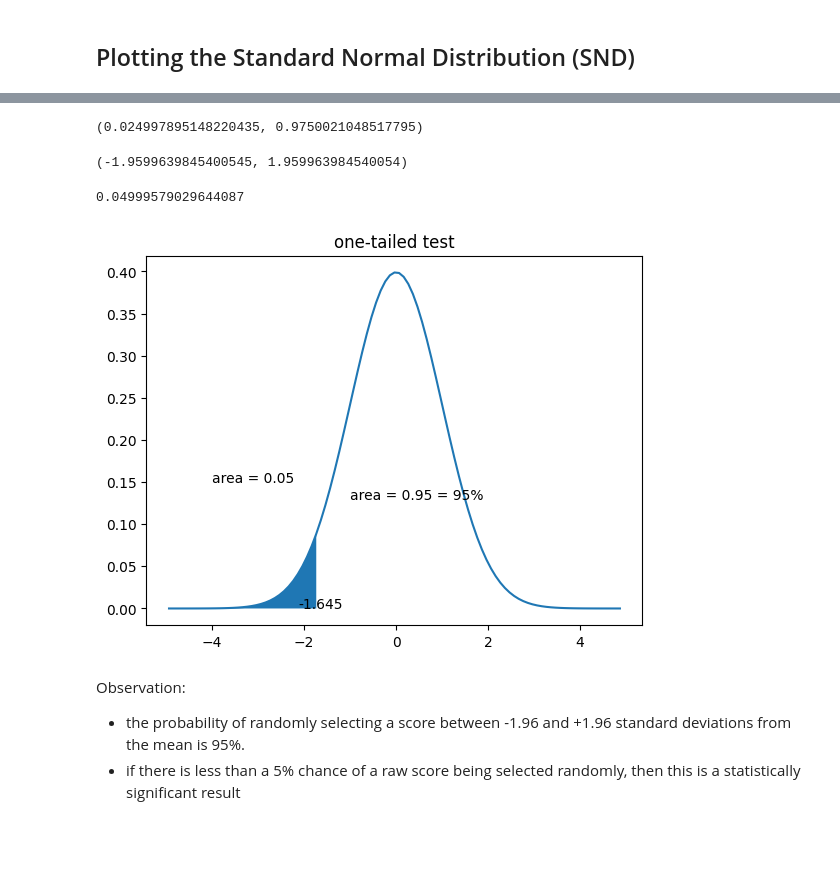
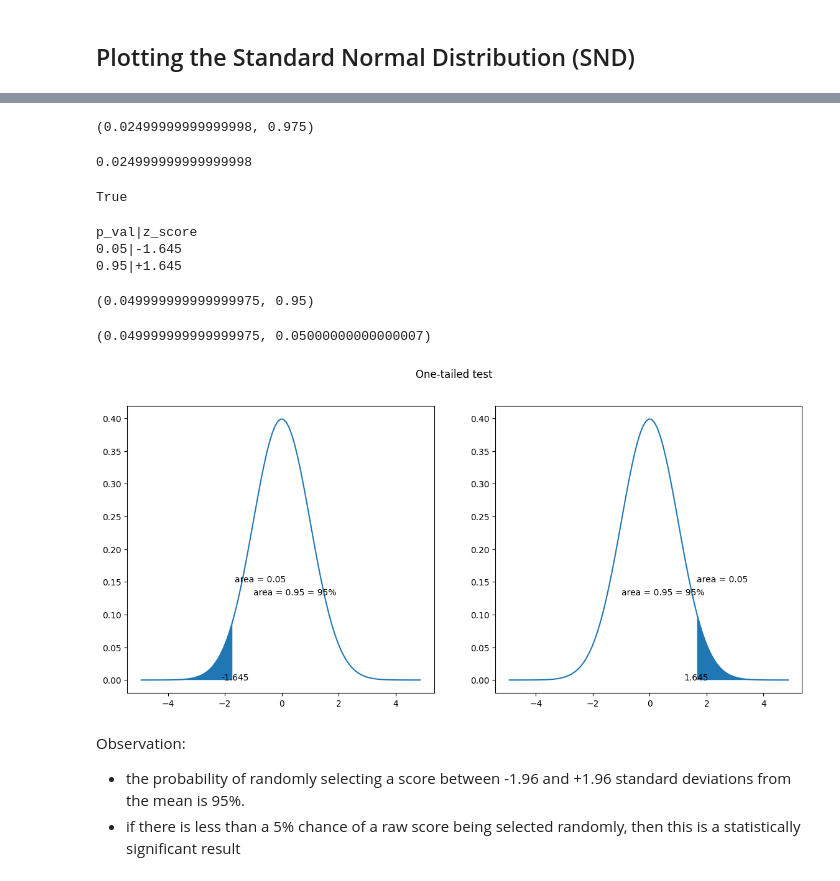
Before and after one commit to alextanhongpin/python-experimentation-for-engineers, a Jupyter notebook: 02_ab_test_summary.ipynb, the cells around one changed output, grey strips where cells are left out. Drawn from its saved outputs; the diff is of its cells as text; code cells hidden in the pictures; blank space fills up the shorter version.

Commit message:
chore: update ab test

```diff
--- a/02_ab_test_summary.ipynb
+++ b/02_ab_test_summary.ipynb
@@ -106,45 +143,85 @@ ax.text(-4, 0.15, "area = 0.025");
 # %%
-norm.cdf(-1.96), norm.cdf(1.96)
+# z-score to p-value
+norm.cdf(lower_z_critical), norm.cdf(upper_z_critical)
 # %% [output]
-(0.024997895148220435, 0.9750021048517795)
+(0.02499999999999998, 0.975)
 # %%
-norm.ppf(0.025), norm.ppf(0.975)
+# If we want to test that the distribution B is lower than distribution A, then
+# we can reject the null hypothesis if the p-value is below the lower critical z-score.
+p = norm.cdf(lower_z_critical)
+assert p < alpha
+
+# Similarly if we want to test that the distribution B is higher than distribution A,
+# then we reject the null hypothesis if the p-value is greater than the upper critical z-score.
+# We use norm.sf, which is 1 - cdf and check if the value is less than alpha.
+p = norm.sf(upper_z_critical)
+assert p < alpha
+p
 # %% [output]
-(-1.9599639845400545, 1.959963984540054)
+0.024999999999999998
-# %%
-norm.sf(abs(-1.96)) * 2  # For two-tailed test
-# %% [output]
-0.04999579029644087
+# %%
+norm.sf(abs(lower_z_critical)) < alpha
+# %% [output]
+True
+# %%
+alpha = 0.05
+num_side = 1
+
+lower = norm.ppf(alpha / num_side)  # norm.ppf(0.05)
+upper = norm.ppf(1 - alpha / num_side)  # norm.ppf(0.95)
+
+print(
+    "p_val|z_score\n{}|{:+.3f}\n{}|{:+.3f}".format(
+        alpha / num_side, lower, 1 - alpha / num_side, upper
+    )
+)
+# %% [output]
+p_val|z_score
+0.05|-1.645
+0.95|+1.645
+# %%
+norm.cdf(lower), norm.cdf(upper)
+# %% [output]
+(0.049999999999999975, 0.95)
+# %%
+norm.sf(abs(lower)), norm.sf(abs(upper))
+# %% [output]
+(0.049999999999999975, 0.05000000000000007)
 # %%
 import numpy as np
 from matplotlib.pyplot import subplots
 from scipy.stats import norm
 
 std_lim = 1.645  # 90% Confidence Interval (CI)
 
 # Plot between -10 and 10 with 0.1 steps
 X = np.arange(-std_lim * 3, std_lim * 3, 0.1)
-ax = subplots()[1]
-ax.set_title("one-tailed test")
+fig, axs = subplots(ncols=2)
+fig.suptitle("One-tailed test")
+fig.set_size_inches((14, 6))
 
 # Mean and std of any SND is always 0 and 1 respectively.
 mean = 0
 std = 1
 pdf = norm.pdf(X, mean, std)
-ax.plot(X, pdf)
+axs[0].plot(X, pdf)
 
 lo = mean - std_lim * std
 hi = mean + std_lim * std
 
 # ax.fill_between(X, pdf, where=(X > lo) & (X < hi))
-ax.fill_between(X, pdf, where=(X < norm.ppf(0.05)))
-ax.text(lo, 0, lo, ha="center")
+axs[0].fill_between(X, pdf, where=(X < norm.ppf(0.05)))
+axs[0].text(lo, 0, lo, ha="center")
+axs[0].text(-1, 0.13, "area = 0.95 = 95%")
+axs[0].text(norm.ppf(0.05), 0.15, "area = 0.05")
 
-
-ax.text(-1, 0.13, "area = 0.95 = 95%")
-ax.text(-4, 0.15, "area = 0.05");
+axs[1].plot(X, pdf)
+axs[1].fill_between(X, pdf, where=(X > norm.ppf(0.95)))
+axs[1].text(hi, 0, hi, ha="center")
+axs[1].text(-1, 0.13, "area = 0.95 = 95%")
+axs[1].text(norm.ppf(0.95), 0.15, "area = 0.05");
 # %% [output]
-[figure, old version]
+[figure, new version]
 # %% [markdown]
 Observation:
 - the probability of randomly selecting a score between -1.96 and +1.96 standard deviations from the mean is 95%.
```
Also changed, not shown: parts of 33 cells of this notebook, 8 other files.
